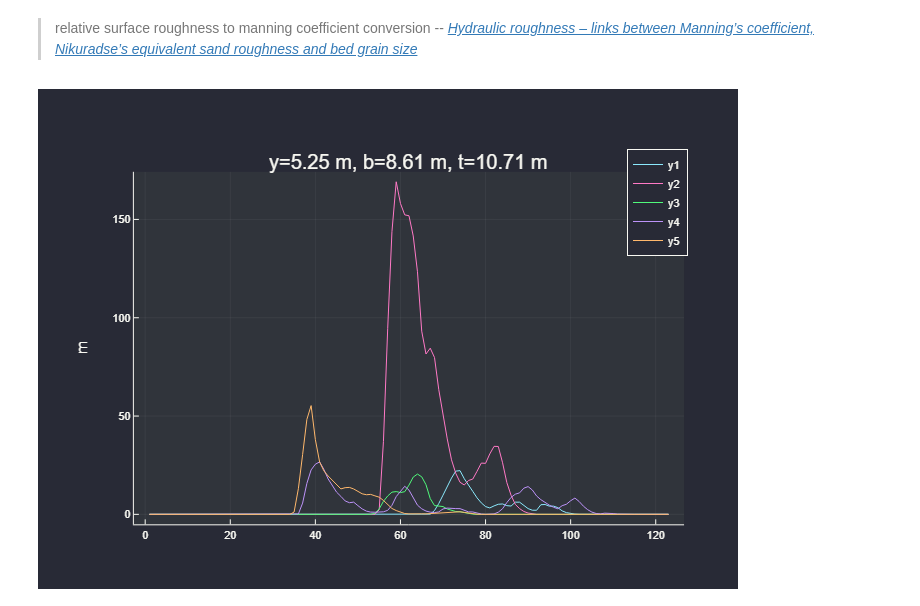
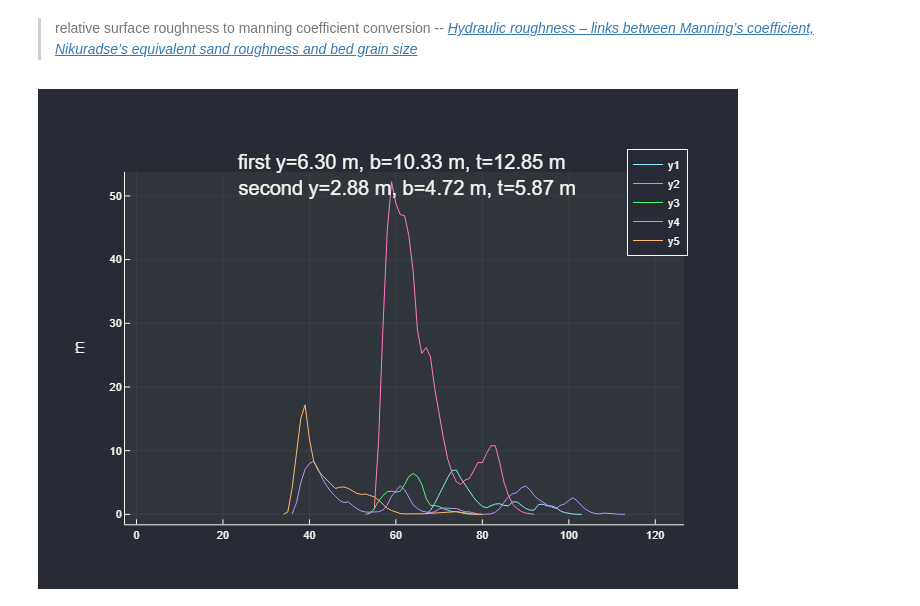
Before and after one commit to AwesomeQuest/ORKAHopverk, a Jupyter notebook: hopverk.ipynb, the cells around one changed output. Cells and saved outputs as stored; diff of their text form; code cells hidden in the pictures.

```diff
--- a/hopverk.ipynb
+++ b/hopverk.ipynb
@@ -200,39 +217,46 @@ n = 0.012 \cdot k^{\frac{1}{6}}
 # %%
 val(x) = (ustrip∘upreferred)(x)
 function headloss(
+	L = 35_000u"m", # canal length ish
+	S = 43u"m", # drop distance
 	z = 0.2, # side slope
 	k = 0.025u"mm", # Relative Surface Roughness
-	S_f = 43u"m"/35u"km" # longitudinal slope
 	)
+	S_f = S/L
 	m = length(datas[1,:])
 	desflow = (maximum∘Matrix)(datas[:,2:2:m])
 	n = 0.012*ustrip(k)^(1/6) # manning roughness Coef
 
 
 	# calculate best canal
-	y=val(2^0.25/(2sqrt(1+z^2)-z)^(3/8)*(desflow*n/sqrt(S_f))^(3/8))u"m"
+	y=val(2^0.25/(2sqrt(1+z^2)-z)^(3/8)*(desflow*n/sqrt(S_f))^(3/8))u"m" * 1.2
 	b=2y*(sqrt(1+z^2)-z)
 	t=2y*(sqrt(1+z^2))
 
 	# canal crosssectional area
 	A = y/2*(b+t)
 	perim = b+2(hypot(t-b,y))
-	L = 45_000u"m" # canal length ish
 
 	U = datas[:,2:2:m] ./ A # Average velocity in canal
 	D = 4A/perim # hydraulic diameter
 
 	v = 1.52e-6u"m^2/s" # kinematic viscosity of water at 4°C
 	Re = U .* D ./v # Reynolds number
 
-	f=0.25 ./ log10.(k ./ (3.7 .* D) .+ 5.74 ./ Re .^ 0.9) .^ 2 # Darcy friction factor
+	# f=0.25 ./ log10.(k ./ (3.7 .* D) .+ 5.74 ./ Re .^ 0.9) .^ 2 # Darcy friction factor
+
+	cweqfunc(f, p) = 1/sqrt(f) + 2log10(k/3.7D + 2.51 / (p * sqrt(f)))
+	Z = ZeroProblem(cweqfunc, 0.01)
+	f = solve.(Z , Re)
+
 	h_loss = f .* L ./ D .* U.^2 ./ 2g_n
 	return (h_loss, val.([y,b,t])...)
 end
 
-h,y,b,t = headloss()
-plot(Matrix(h), title=@sprintf("y=%.2f m, b=%.2f m, t=%.2f m",y,b,t))
+h1,y1,b1,t1 = headloss(35_000u"m", 43u"m", 0.2)
+h2,y2,b2,t2 = headloss(7_000u"m", 560u"m", 0.2)
+plot(Matrix(h1), title=@sprintf("first y=%.2f m, b=%.2f m, t=%.2f m <br> second y=%.2f m, b=%.2f m, t=%.2f m",y1,b1,t1,y2,b2,t2))
 # %% [output]
-[figure, old version]
+[figure, new version]
 # %%
 x = -0.0:0.001:0.8
```
Also changed, not shown: parts of 6 cells of this notebook.
